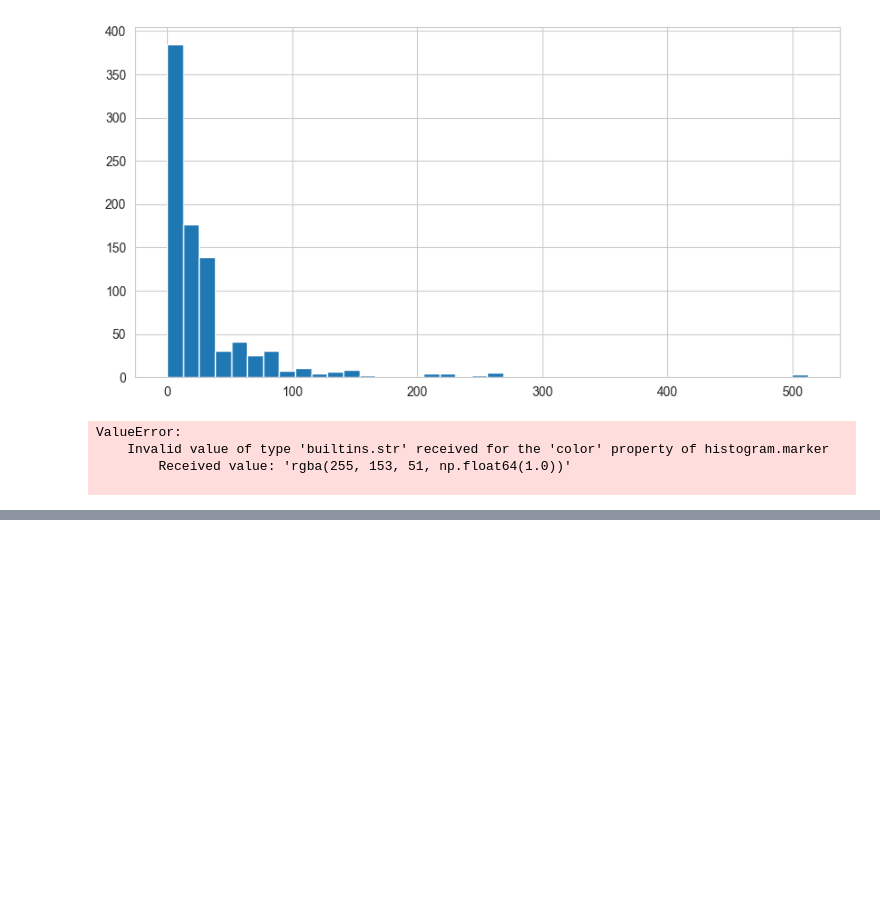
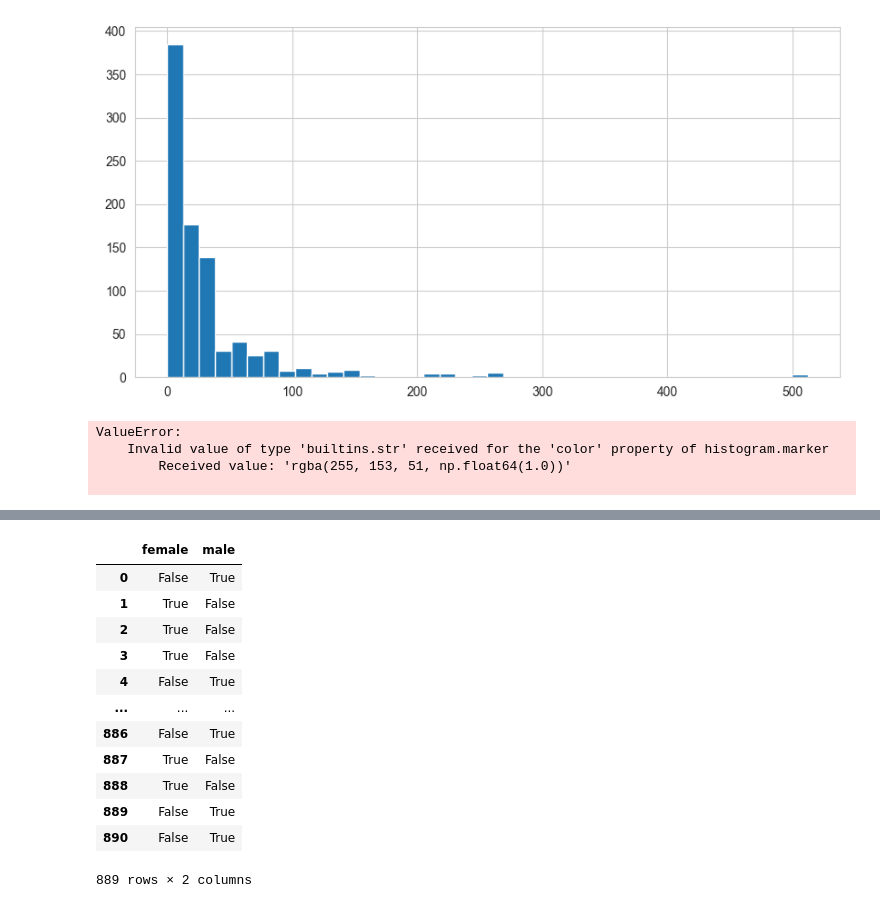
Before and after one commit to deeply-neuronauting/machine-learning-bootcamp, a Jupyter notebook: 01-ML-Algorithms/02-Logistic-Regression.ipynb, the cells around one changed output, grey strips where cells are left out. Saved outputs shown, nothing was run; the diff lists cells and outputs as text; code cells hidden in the pictures; blank space fills up the shorter version.

```diff
--- a/01-ML-Algorithms/02-Logistic-Regression.ipynb
+++ b/01-ML-Algorithms/02-Logistic-Regression.ipynb
@@ -112,0 +153,2 @@ ValueError:
+# %%
+train.dropna(inplace = True)
@@ -112,0 +164,16 @@ ValueError:
+# %%
+pd.get_dummies(train["Sex"])
+# %% [output]
+|  | female | male |
+| 0 | False | True |
+| 1 | True | False |
+| 2 | True | False |
+| 3 | True | False |
+| 4 | False | True |
+| ... | ... | ... |
+| 886 | False | True |
+| 887 | True | False |
+| 888 | True | False |
+| 889 | False | True |
+| 890 | False | True |
+889 rows × 2 columns
```
Also changed, not shown: parts of 8 cells of this notebook.
